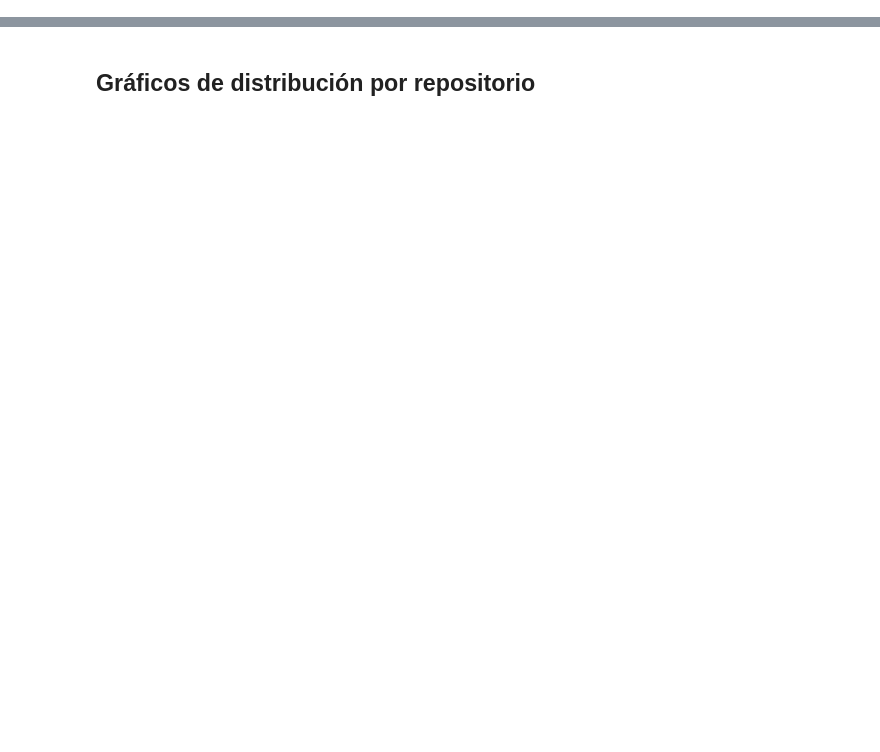
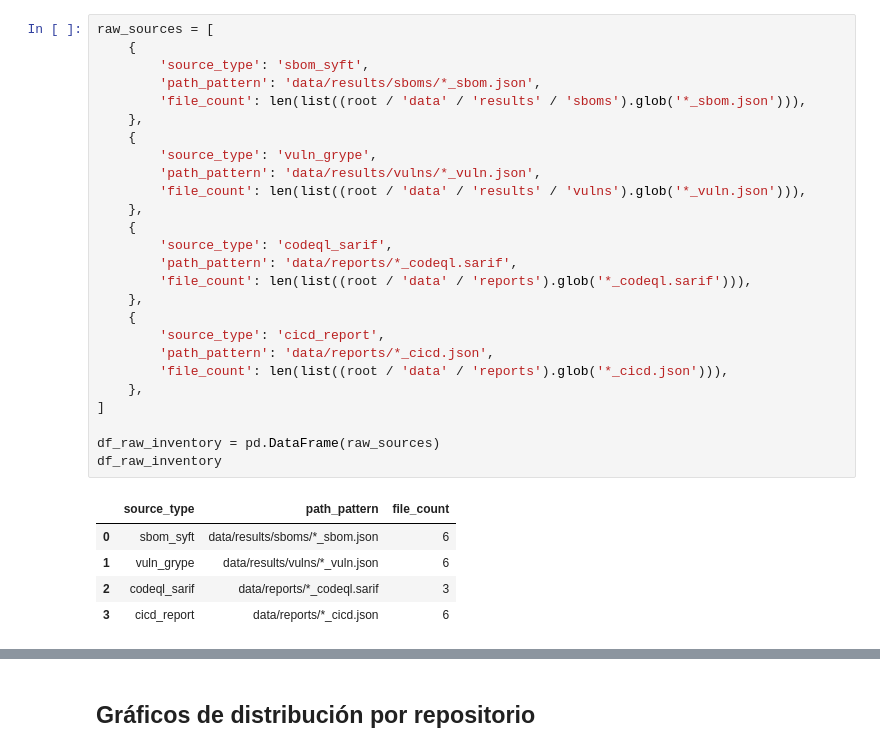
Before and after one commit to CristobalAlonso26/Proyecto_ciberseguridad, a Jupyter notebook: nbs/01_overview.ipynb, the cells around one changed output, grey strips where cells are left out. Drawn from its saved outputs; the diff is of its cells as text; blank space fills up the shorter version.

```diff
--- a/nbs/01_overview.ipynb
+++ b/nbs/01_overview.ipynb
@@ -39,0 +48,32 @@ metadata
+# %%
+raw_sources = [
+    {
+        'source_type': 'sbom_syft',
+        'path_pattern': 'data/results/sboms/*_sbom.json',
+        'file_count': len(list((root / 'data' / 'results' / 'sboms').glob('*_sbom.json'))),
+    },
+    {
+        'source_type': 'vuln_grype',
+        'path_pattern': 'data/results/vulns/*_vuln.json',
+        'file_count': len(list((root / 'data' / 'results' / 'vulns').glob('*_vuln.json'))),
+    },
+    {
+        'source_type': 'codeql_sarif',
+        'path_pattern': 'data/reports/*_codeql.sarif',
+        'file_count': len(list((root / 'data' / 'reports').glob('*_codeql.sarif'))),
+    },
+    {
+        'source_type': 'cicd_report',
+        'path_pattern': 'data/reports/*_cicd.json',
+        'file_count': len(list((root / 'data' / 'reports').glob('*_cicd.json'))),
+    },
+]
+
+df_raw_inventory = pd.DataFrame(raw_sources)
+df_raw_inventory
+# %% [output]
+|  | source_type | path_pattern | file_count |
+| 0 | sbom_syft | data/results/sboms/*_sbom.json | 6 |
+| 1 | vuln_grype | data/results/vulns/*_vuln.json | 6 |
+| 2 | codeql_sarif | data/reports/*_codeql.sarif | 3 |
+| 3 | cicd_report | data/reports/*_cicd.json | 6 |
```
Also changed, not shown: parts of 8 cells of this notebook, 2 other files.
